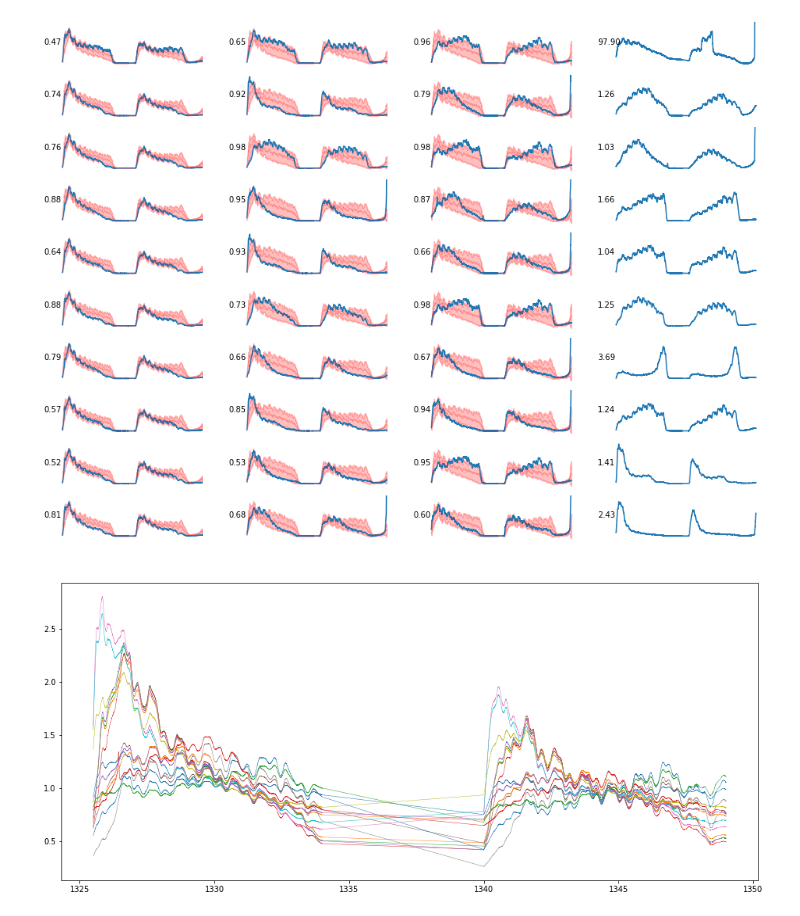
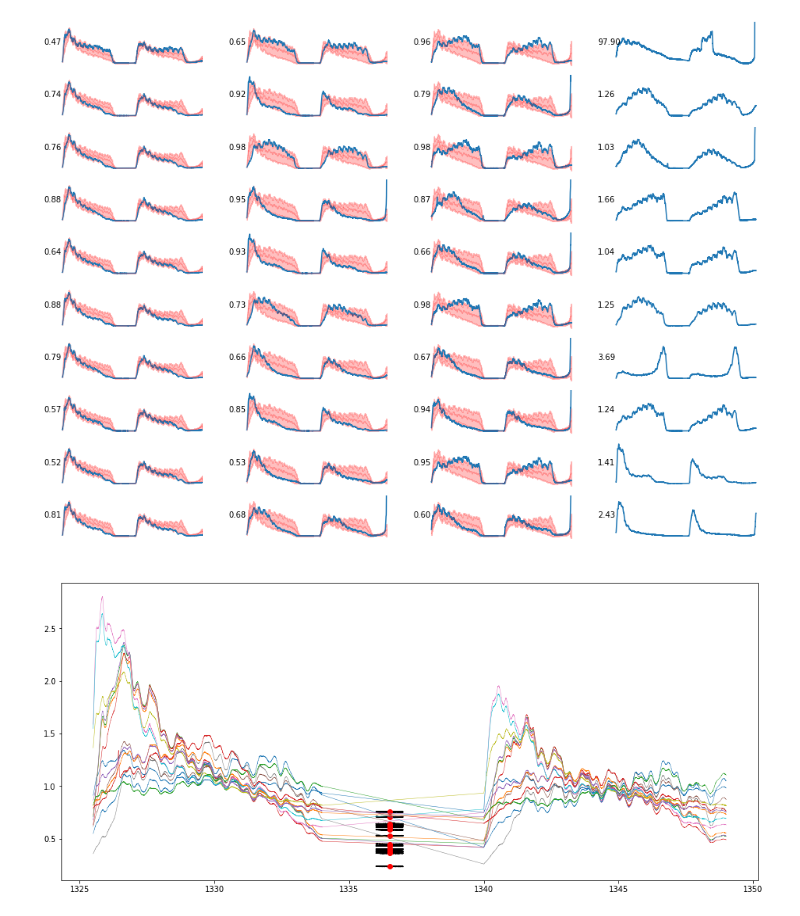
Before and after one commit to rodluger/earthshine, a Jupyter notebook: notebooks/Sector1.ipynb, the cells around one changed output. Drawn from its saved outputs; the diff is of its cells as text; code cells hidden in the pictures.

```diff
--- a/notebooks/Sector1.ipynb
+++ b/notebooks/Sector1.ipynb
@@ -10,6 +10,7 @@ from tqdm import tqdm
 sector = 1
 ntargets = 1000
 earth_in_view = "((time > 1325.5) & (time < 1334)) | ((time > 1340) & (time < 1349))"
+no_earth = "(time > 1336) & (time < 1337)"
 ngroups = 4
 nreg_per_group = 5
 thresh = [1.0, 1.0, 1.0]
@@ -102,25 +103,34 @@ for g in range(ngroups):
 # %%
 # Mask indices where Earth is not in view (~eyeballed)
 inds = eval(earth_in_view)
+bkg_inds = eval(no_earth)
 
 # Keep only the first few in each group
 times = time[inds]
+bkg_times = time[bkg_inds]
 fluxes = np.empty((nreg_per_group * (ngroups - 1), len(times)))
+bkg_fluxes = np.empty((nreg_per_group * (ngroups - 1), len(bkg_times)))
+bkg = np.empty(nreg_per_group * (ngroups - 1))
 flux_errs = np.empty((nreg_per_group * (ngroups - 1), len(times)))
 i = 0
 for g in range(ngroups - 1):
     for n in range(nreg_per_group):
         fluxes[i] = flux[group==g][n][inds]
         norm = np.nanmedian(fluxes[i])
         fluxes[i] /= norm
         flux_errs[i] = flux_err[group==g][n][inds] / norm
+        bkg_fluxes[i] = flux[group==g][n][bkg_inds]
+        bkg_fluxes[i] /= norm
+        bkg[i] = np.nanmedian(bkg_fluxes[i])
         i += 1
 
 # Plot our data
 fig, ax = plt.subplots(1, figsize=(16, 7))
-for f in fluxes:
+for i, f in enumerate(fluxes):
     plt.plot(times, f, lw=0.5)
+    plt.plot(bkg_times, bkg_fluxes[i], 'k-')
+    plt.plot(1336.5, np.nanmedian(bkg_fluxes[i]), 'ro')
 # %% [output]
-[figure, old version]
+[figure, new version]
 # %%
 # Save the data
```
Also changed, not shown: parts of 1 cell of this notebook, 9 other files.
